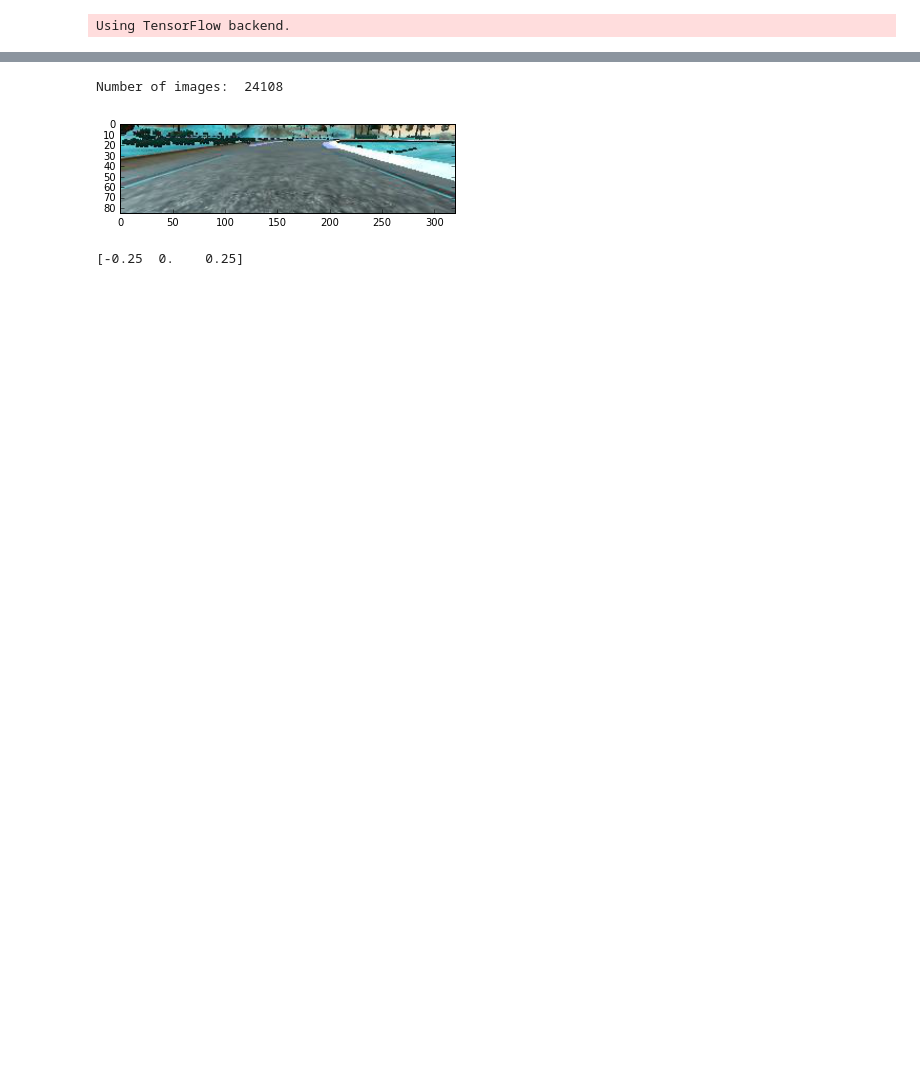
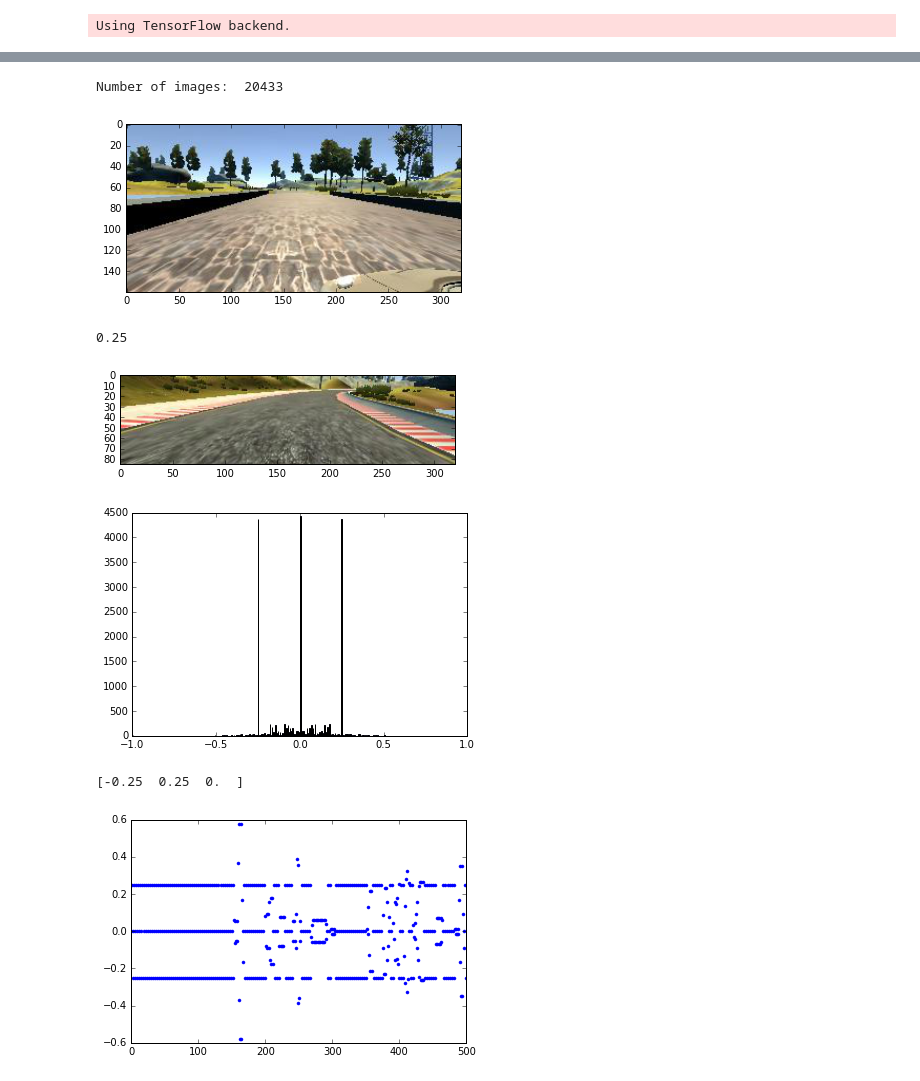
Before and after one commit to Inquisitive-ME/Behavioral-Cloning, a Jupyter notebook: model.ipynb, the cells around one changed output, grey strips where cells are left out. Cells and saved outputs as stored; diff of their text form; code cells hidden in the pictures; blank space fills up the shorter version.

```diff
--- a/model.ipynb
+++ b/model.ipynb
@@ -55,7 +19,8 @@ IMG/center_2016_12_01_13_43_10_961.jpg
 def getImage(source_path):
     filename = source_path.split('/')[-1]
     current_path = 'data/IMG/' + filename
-    return cv2.imread(current_path)
+    BGRImage = cv2.imread(current_path)
+    return cv2.cvtColor(BGRImage, cv2.COLOR_BGR2RGB)
 
 steering_correction = 0.25
 # %%
@@ -120,22 +147,35 @@ print(len(X_train))
 # %%
 #View Data
 print("Number of images: ",len(X_train))
+
+plt.imshow(X_train[4])
+plt.show()
+print(y_train[4])
+
 image = X_train[5000]
 TestImage = image/255
 (y,x,z) = TestImage.shape
 
 TestImage = TestImage[50:y-25,0:x]
 #Check Preprocessing
 plt.imshow(TestImage)
 plt.show()
 
-#plt.hist(y_train,bins=5000)
+plt.hist(y_train,bins=500)
+plt.show()
 
 (values,counts)=np.unique(y_train, return_counts=True)
 ind=counts.argsort()[-3:]
 
 print(values[ind])
+
+plt.plot(y_train[0:500],'.')
+plt.show()
 # %% [output]
-Number of images:  24108
+Number of images:  20433
-[figure, old version]
+[figure, new version]
-[-0.25  0.    0.25]
+0.25
+[figure, added]
+[figure, added]
+[-0.25  0.25  0.  ]
+[figure, added]
```
Also changed, not shown: parts of 7 cells of this notebook, 2 other files.
